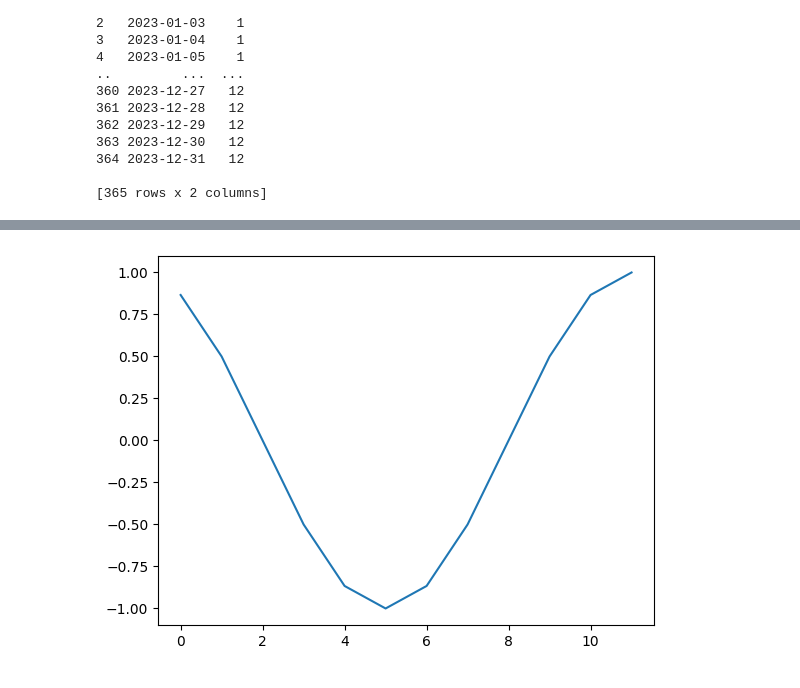
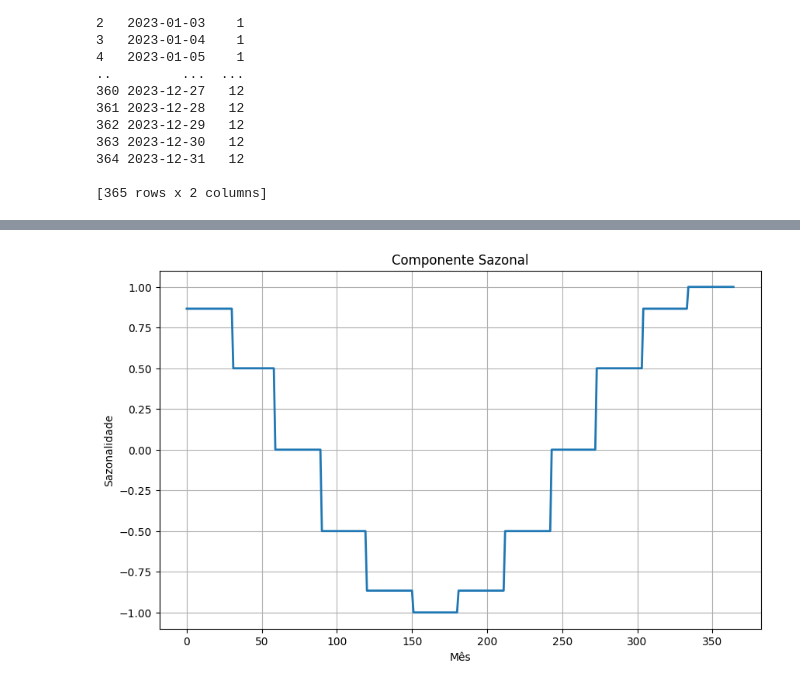
Before and after one commit to GuilhermeAudi/Poluicao_Atmosferica, a Jupyter notebook: Atividade 01(tupy).ipynb, the cells around one changed output, grey strips where cells are left out. Cells and saved outputs as stored; diff of their text form; code cells hidden in the pictures.

```diff
--- a/Atividade 01(tupy).ipynb
+++ b/Atividade 01(tupy).ipynb
@@ -199,9 +200,21 @@ df.to_csv(r'C:\Users\guilh\OneDrive\Desktop\polatm\ENS410064\tabelas\FE.csv')
 # %%
+import numpy as np
+import matplotlib.pyplot as plt
+
 # Criando componente sazonal
+sazonalidade = np.cos((2*np.pi)*df['Mes']/12)
 
-sazonalidade = np.cos((2*np.pi)*df['Mes']/12)
-plt.plot(sazonalidade)
+# Plotando o gráfico
+plt.figure(figsize=(10, 6))  # Define o tamanho da figura
+plt.plot(sazonalidade, linewidth=2)  # Ajusta a largura da linha
+plt.xlabel('Mês')  # Rótulo do eixo x
+plt.ylabel('Sazonalidade')  # Rótulo do eixo y
+plt.title('Componente Sazonal')  # Título do gráfico
+plt.grid(True)  # Adicionaa grade ao gráfico
+plt.show()
+
+# Salvando o DataFrame com a sazonalidade
 df['sazonalidade'] = sazonalidade + 1
 df.to_csv(r'C:\Users\guilh\OneDrive\Desktop\polatm\ENS410064\tabelas\FE.csv')
 # %% [output]
-[figure, old version]
+[figure, new version]
```
Also changed, not shown: parts of 5 cells of this notebook.
